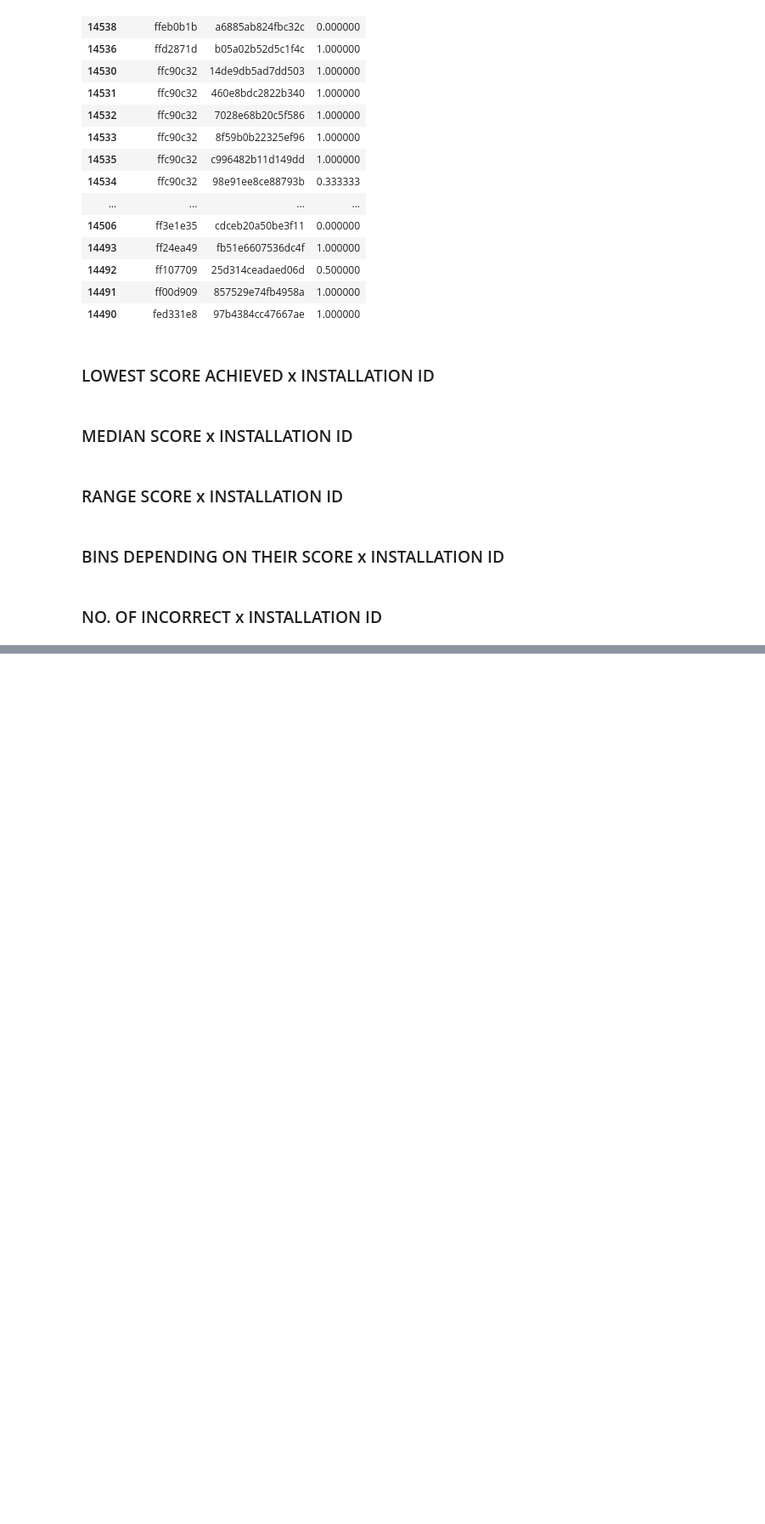
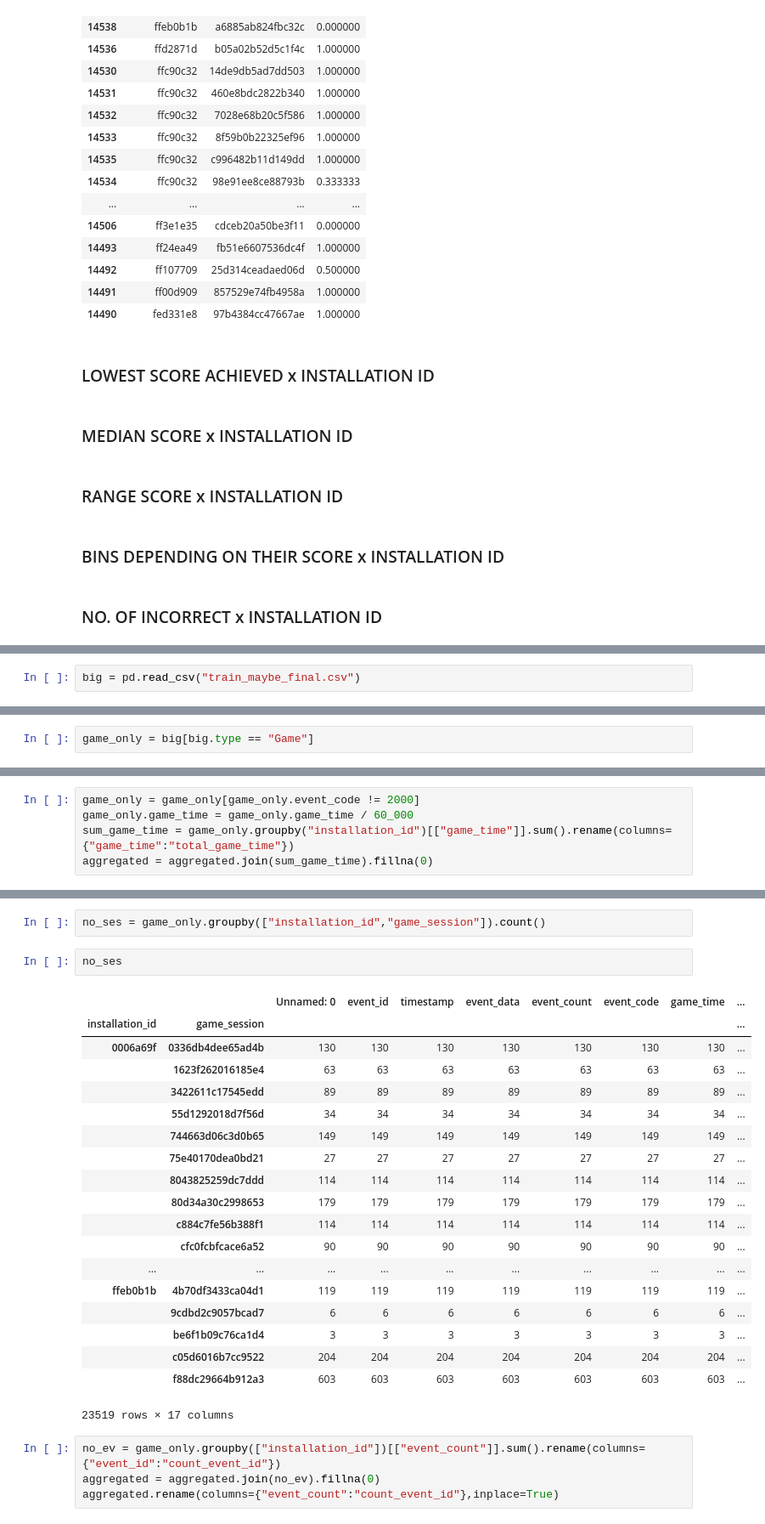
Before and after one commit to cats-in-the-hat/PBS-KIDS2, a Jupyter notebook: cris_ntbk.ipynb, the cells around one changed output, grey strips where cells are left out. Shown at 85% size. Saved outputs shown, nothing was run; the diff lists cells and outputs as text; blank space fills up the shorter version.

```diff
--- a/cris_ntbk.ipynb
+++ b/cris_ntbk.ipynb
@@ -1137,0 +1155,2 @@ import plotly.express as px
+# %%
+big = pd.read_csv("train_maybe_final.csv")
@@ -1137,0 +1170,2 @@ import plotly.express as px
+# %%
+game_only = big[big.type == "Game"]
@@ -1137,0 +1183,5 @@ import plotly.express as px
+# %%
+game_only = game_only[game_only.event_code != 2000]
+game_only.game_time = game_only.game_time / 60_000
+sum_game_time = game_only.groupby("installation_id")[["game_time"]].sum().rename(columns={"game_time":"total_game_time"})
+aggregated = aggregated.join(sum_game_time).fillna(0)
@@ -1137,0 +1199,28 @@ import plotly.express as px
+# %%
+no_ses = game_only.groupby(["installation_id","game_session"]).count()
+# %%
+no_ses
+# %% [output]
+|  |  | Unnamed: 0 | event_id | timestamp | event_data | event_count | event_code | game_time | ... |
+| installation_id | game_session |  |  |  |  |  |  |  | ... |
+| 0006a69f | 0336db4dee65ad4b | 130 | 130 | 130 | 130 | 130 | 130 | 130 | ... |
+|  | 1623f262016185e4 | 63 | 63 | 63 | 63 | 63 | 63 | 63 | ... |
+|  | 3422611c17545edd | 89 | 89 | 89 | 89 | 89 | 89 | 89 | ... |
+|  | 55d1292018d7f56d | 34 | 34 | 34 | 34 | 34 | 34 | 34 | ... |
+|  | 744663d06c3d0b65 | 149 | 149 | 149 | 149 | 149 | 149 | 149 | ... |
+|  | 75e40170dea0bd21 | 27 | 27 | 27 | 27 | 27 | 27 | 27 | ... |
+|  | 8043825259dc7ddd | 114 | 114 | 114 | 114 | 114 | 114 | 114 | ... |
+|  | 80d34a30c2998653 | 179 | 179 | 179 | 179 | 179 | 179 | 179 | ... |
+|  | c884c7fe56b388f1 | 114 | 114 | 114 | 114 | 114 | 114 | 114 | ... |
+|  | cfc0fcbfcace6a52 | 90 | 90 | 90 | 90 | 90 | 90 | 90 | ... |
+| ... | ... | ... | ... | ... | ... | ... | ... | ... | ... |
+| ffeb0b1b | 4b70df3433ca04d1 | 119 | 119 | 119 | 119 | 119 | 119 | 119 | ... |
+|  | 9cdbd2c9057bcad7 | 6 | 6 | 6 | 6 | 6 | 6 | 6 | ... |
+|  | be6f1b09c76ca1d4 | 3 | 3 | 3 | 3 | 3 | 3 | 3 | ... |
+|  | c05d6016b7cc9522 | 204 | 204 | 204 | 204 | 204 | 204 | 204 | ... |
+|  | f88dc29664b912a3 | 603 | 603 | 603 | 603 | 603 | 603 | 603 | ... |
+23519 rows × 17 columns
+# %%
+no_ev = game_only.groupby(["installation_id"])[["event_count"]].sum().rename(columns={"event_id":"count_event_id"})
+aggregated = aggregated.join(no_ev).fillna(0)
+aggregated.rename(columns={"event_count":"count_event_id"},inplace=True)
```
Also changed, not shown: parts of 18 cells of this notebook.
